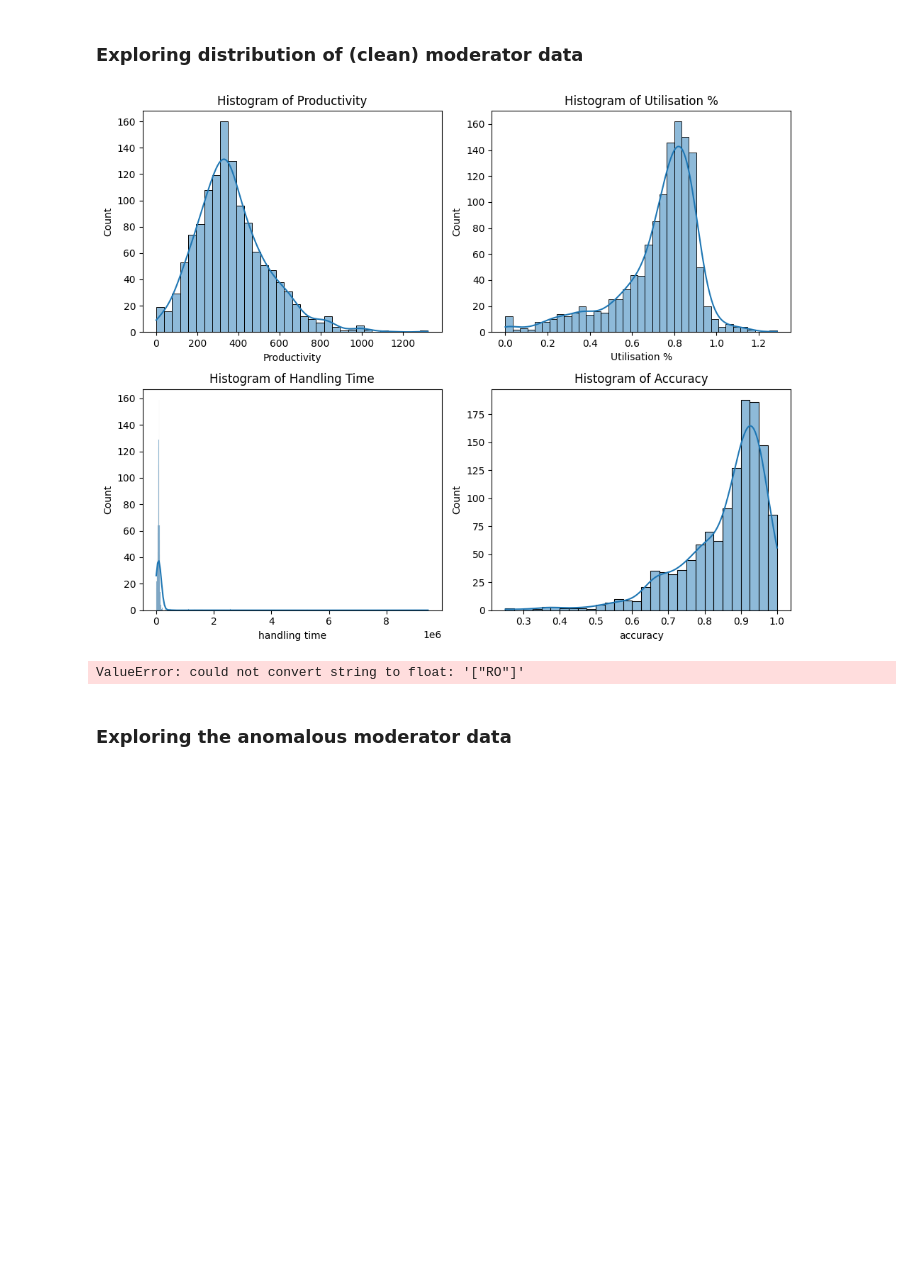
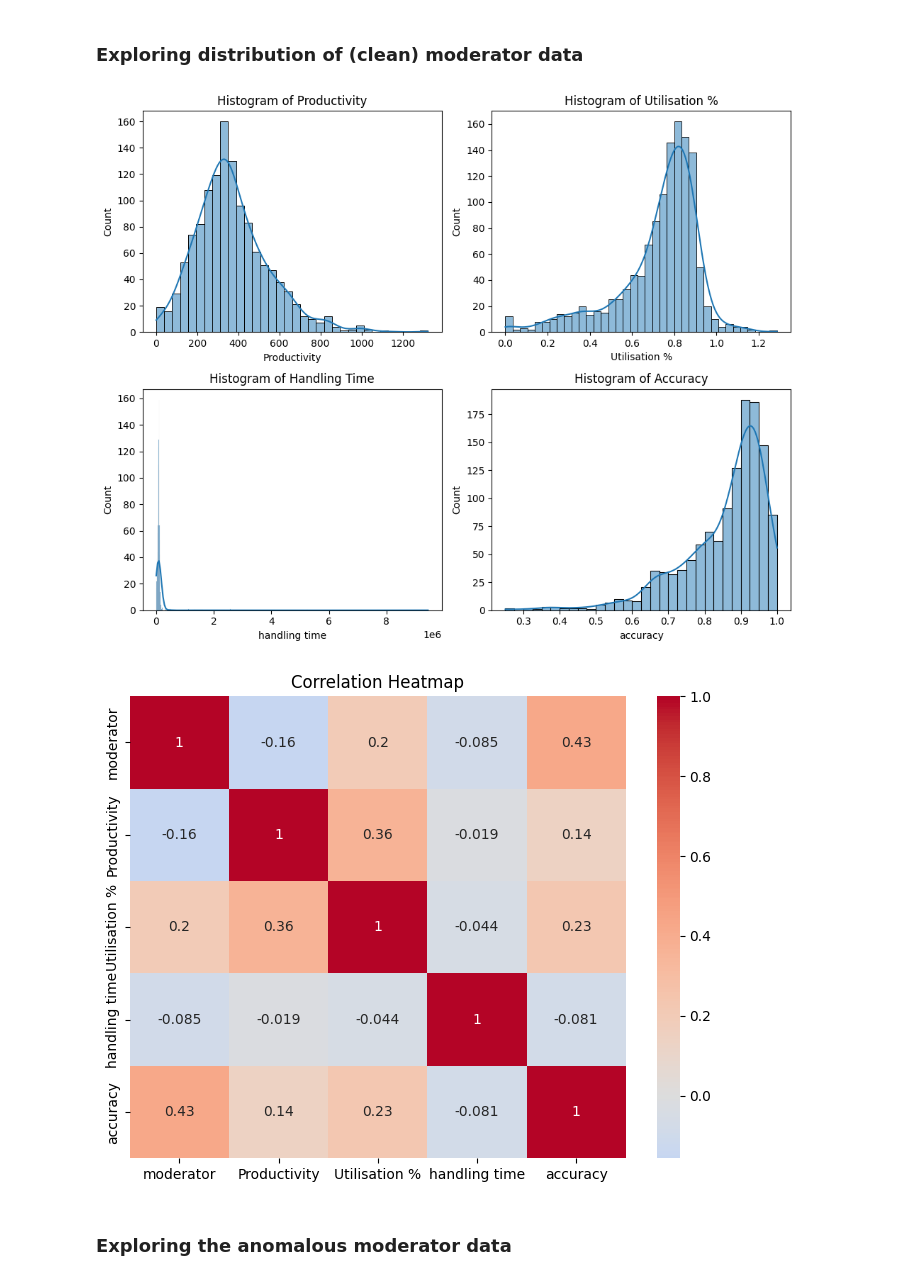
Before and after one commit to tanjoash/tiktok-hackathon, a Jupyter notebook: preprocessing/tiktok_eda_preprocessing.ipynb, the cells around one changed output. Cells and saved outputs as stored; diff of their text form; code cells hidden in the pictures; blank space fills up the shorter version.

```diff
--- a/preprocessing/tiktok_eda_preprocessing.ipynb
+++ b/preprocessing/tiktok_eda_preprocessing.ipynb
@@ -292,35 +360,36 @@ moderator_clean_data
 # %%
 # Visualising the distribution of the numerical columns
 fig, axes = plt.subplots(nrows=2, ncols=2, figsize=(10, 8))
 
 # Plotting histograms for all numerical columns
 sns.histplot(moderator_clean_data['Productivity'], kde=True, ax=axes[0, 0])
 sns.histplot(moderator_clean_data['Utilisation %'], kde=True, ax=axes[0, 1])
 sns.histplot(moderator_clean_data['handling time'], kde=True, ax=axes[1, 0])
 sns.histplot(moderator_clean_data['accuracy'], kde=True, ax=axes[1, 1])
 
 # Setting titles for histograms
 axes[0, 0].set_title('Histogram of Productivity')
 axes[0, 1].set_title('Histogram of Utilisation %')
 axes[1, 0].set_title('Histogram of Handling Time')
 axes[1, 1].set_title('Histogram of Accuracy')
 
 # Adjusting layout for histograms
 plt.tight_layout()
 
 # Displaying the histograms
 plt.show()
 
-
 # Calculating the correlation between all numerical columns
-correlation_analysis_moderator = moderator_clean_data.corr()
+moderator_correlation = moderator_clean_data.copy()
+moderator_correlation = moderator_correlation.drop("market", axis = 1)
+correlation_analysis_moderator = moderator_correlation.corr()
 plt.figure(figsize=(8, 6))
 sns.heatmap(correlation_analysis_moderator, annot=True, cmap='coolwarm', center=0)
 plt.title('Correlation Heatmap')
 plt.show()
 # %% [output]
 [figure]
-ValueError: could not convert string to float: '["RO"]'
+[figure, added]
 # %% [markdown]
 ### Exploring the anomalous moderator data
 # %%
```
Also changed, not shown: parts of 7 cells of this notebook, 2 other files.
